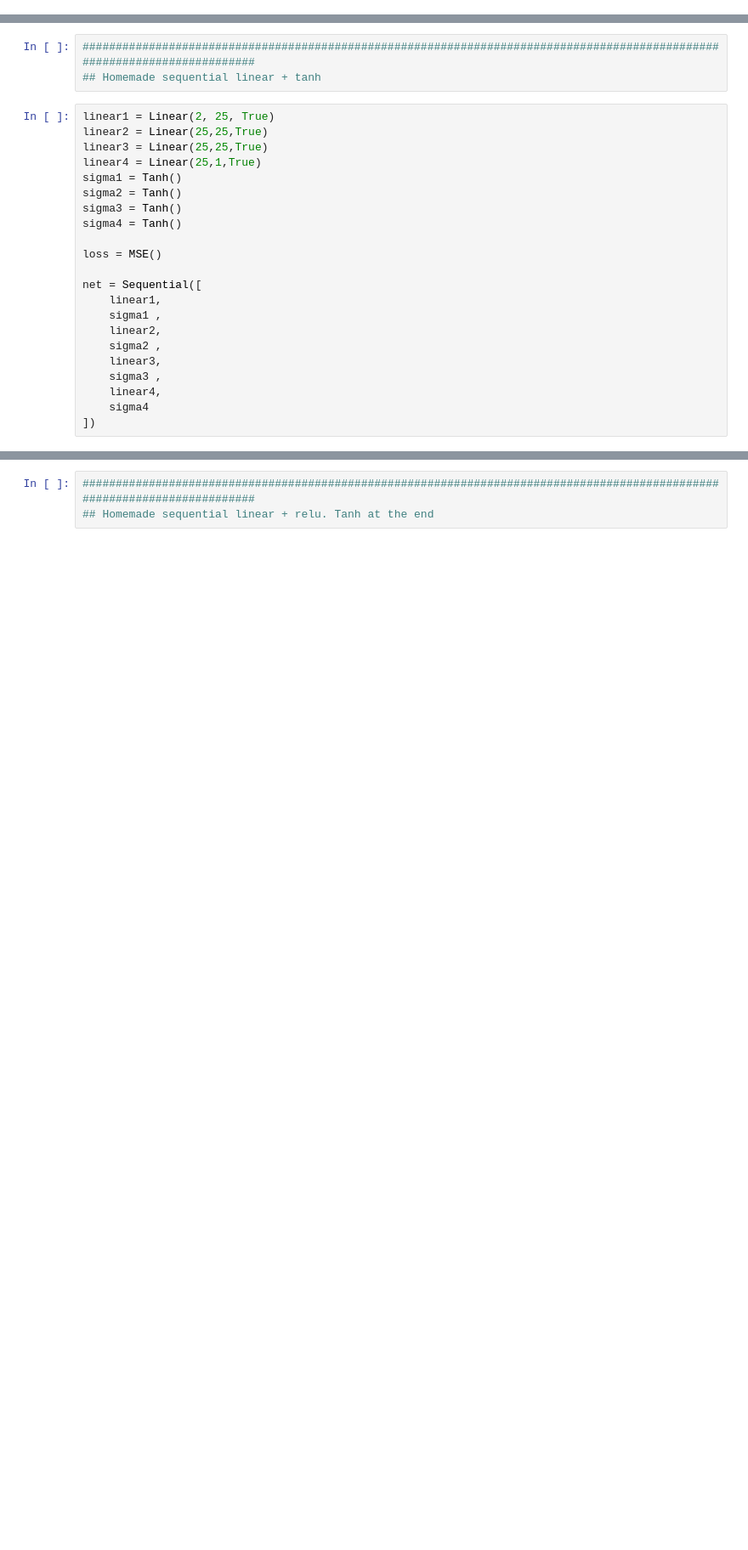
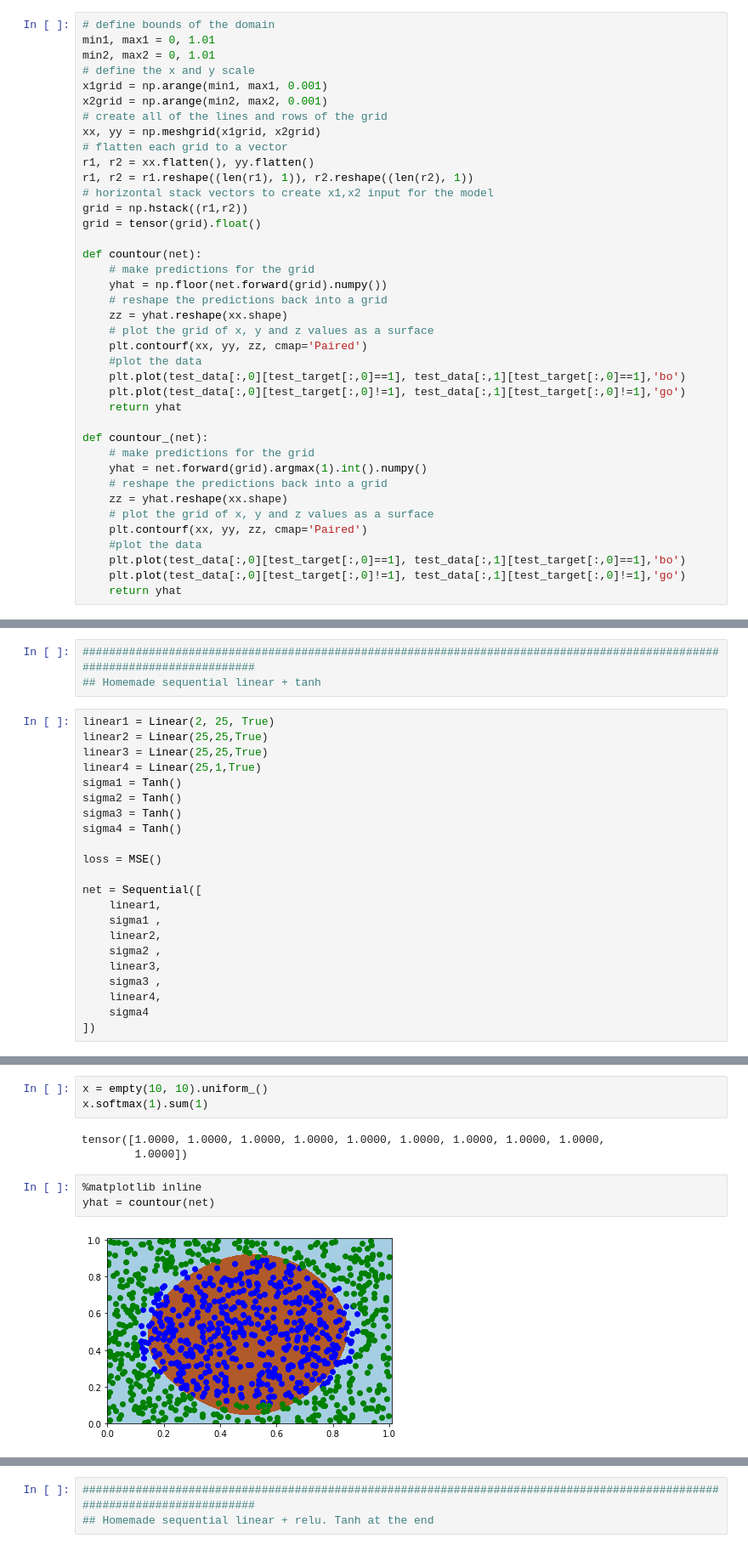
Before and after one commit to gbossy/DL_miniproj, a Jupyter notebook: Project2/Less_mess/testing_stuff.ipynb, the cells around one changed output, grey strips where cells are left out. Shown: that part at 85% size. Saved outputs shown, nothing was run; the diff lists cells and outputs as text; blank space fills up the shorter version.

```diff
--- a/Project2/Less_mess/testing_stuff.ipynb
+++ b/Project2/Less_mess/testing_stuff.ipynb
@@ -17 +10,40 @@ def generate_disc_set(nb):
+# %%
+# define bounds of the domain
+min1, max1 = 0, 1.01
+min2, max2 = 0, 1.01
+# define the x and y scale
+x1grid = np.arange(min1, max1, 0.001)
+x2grid = np.arange(min2, max2, 0.001)
+# create all of the lines and rows of the grid
+xx, yy = np.meshgrid(x1grid, x2grid)
+# flatten each grid to a vector
+r1, r2 = xx.flatten(), yy.flatten()
+r1, r2 = r1.reshape((len(r1), 1)), r2.reshape((len(r2), 1))
+# horizontal stack vectors to create x1,x2 input for the model
+grid = np.hstack((r1,r2))
+grid = tensor(grid).float()
+
+def countour(net):
+    # make predictions for the grid
+    yhat = np.floor(net.forward(grid).numpy())
+    # reshape the predictions back into a grid
+    zz = yhat.reshape(xx.shape)
+    # plot the grid of x, y and z values as a surface
+    plt.contourf(xx, yy, zz, cmap='Paired')
+    #plot the data
+    plt.plot(test_data[:,0][test_target[:,0]==1], test_data[:,1][test_target[:,0]==1],'bo')
+    plt.plot(test_data[:,0][test_target[:,0]!=1], test_data[:,1][test_target[:,0]!=1],'go')
+    return yhat
+
+def countour_(net):
+    # make predictions for the grid
+    yhat = net.forward(grid).argmax(1).int().numpy()
+    # reshape the predictions back into a grid
+    zz = yhat.reshape(xx.shape)
+    # plot the grid of x, y and z values as a surface
+    plt.contourf(xx, yy, zz, cmap='Paired')
+    #plot the data
+    plt.plot(test_data[:,0][test_target[:,0]==1], test_data[:,1][test_target[:,0]==1],'bo')
+    plt.plot(test_data[:,0][test_target[:,0]!=1], test_data[:,1][test_target[:,0]!=1],'go')
+    return yhat
 # %%
@@ -180,2 +213,13 @@ losses_log = training(train_data, train_target, net, optimizer, epochs, batch_si
+# %%
+x = empty(10, 10).uniform_()
+x.softmax(1).sum(1)
+# %% [output]
+tensor([1.0000, 1.0000, 1.0000, 1.0000, 1.0000, 1.0000, 1.0000, 1.0000, 1.0000,
+        1.0000])
+# %%
+%matplotlib inline
+yhat = countour(net)
+# %% [output]
+[figure, added]
 # %%
 test_tanh(net, test_data, test_target, verbose = False)
```
Also changed, not shown: parts of 22 cells of this notebook, 2 other files.
